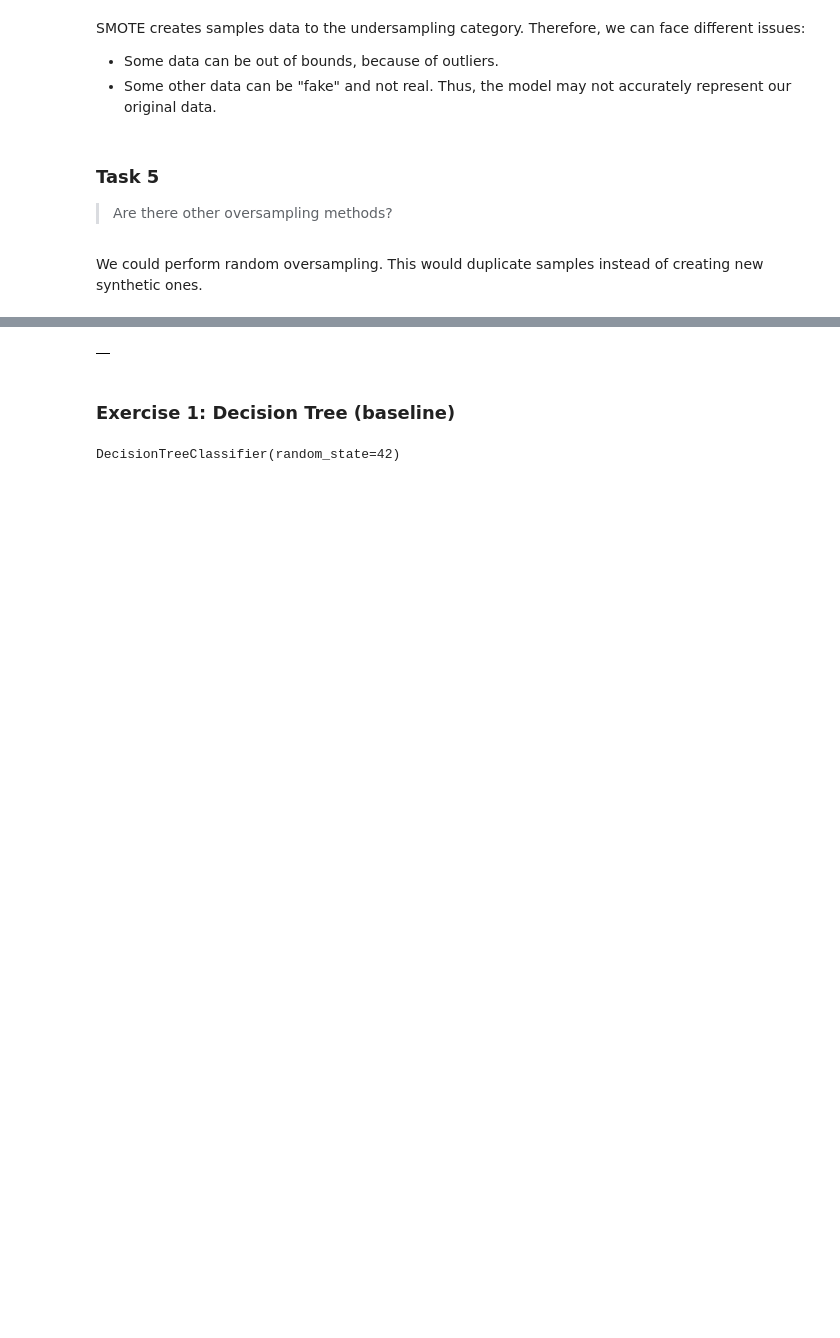
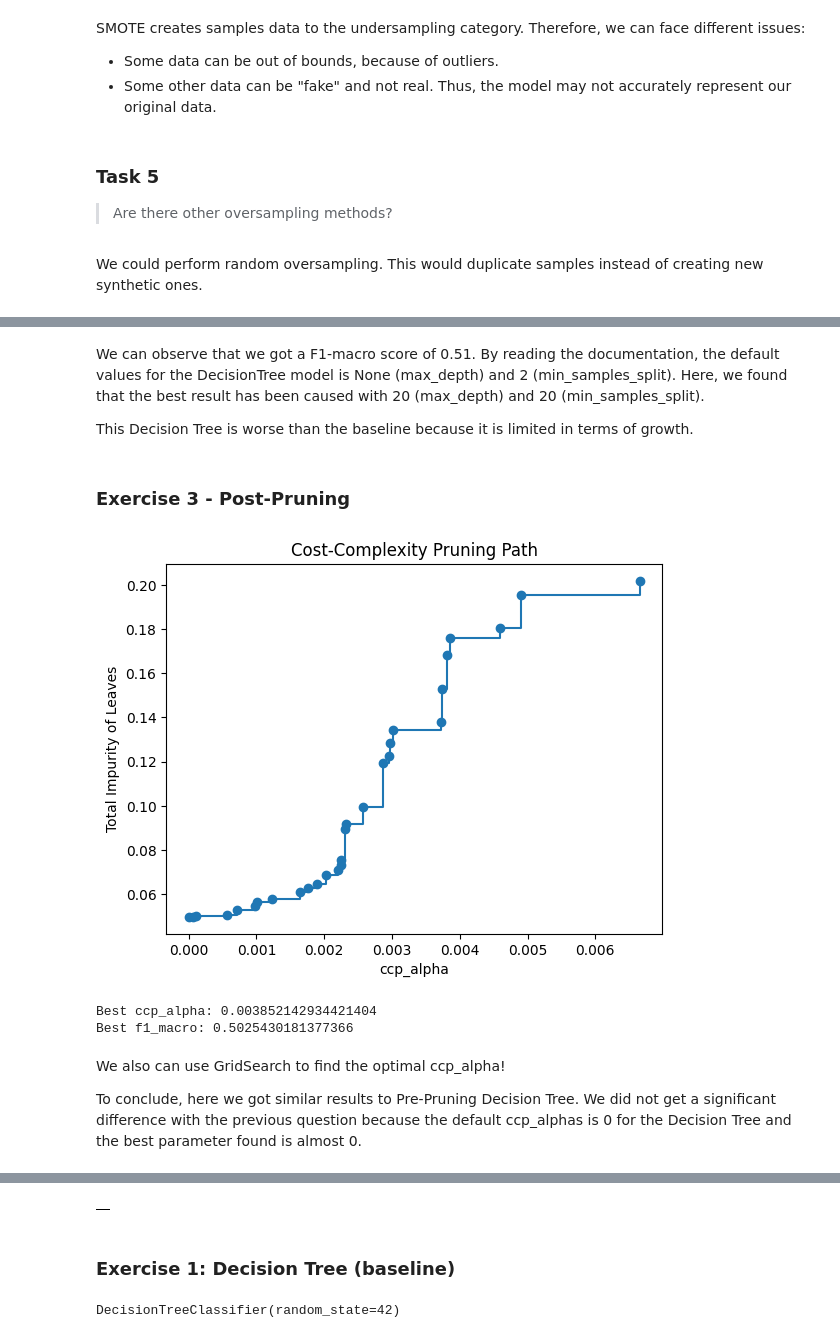
Before and after one commit to 0zzone/machine-learning-efrei-s8, a Jupyter notebook: lab1.ipynb, the cells around one changed output, grey strips where cells are left out. Drawn from its saved outputs; the diff is of its cells as text; code cells hidden in the pictures; blank space fills up the shorter version.

```diff
--- a/lab1.ipynb
+++ b/lab1.ipynb
@@ -460,0 +475,12 @@ We could perform random oversampling. This would duplicate samples instead of cr
+# %%
+from sklearn.model_selection import train_test_split
+
+X = final_df_no_smote.drop(columns=['c'])
+y = final_df_no_smote['c']
+
+X_train, X_test, y_train, y_test = train_test_split(
+    X, y,
+    test_size=0.2,
+    stratify=y,
+    random_state=42
+)
@@ -460,0 +489,5 @@ We could perform random oversampling. This would duplicate samples instead of cr
+# %%
+from sklearn.tree import DecisionTreeClassifier
+
+dt_baseline = DecisionTreeClassifier(random_state=42)
+dt_baseline.fit(X_train, y_train)
@@ -460,0 +591,62 @@ We could perform random oversampling. This would duplicate samples instead of cr
+# %% [markdown]
+We can observe that we got a F1-macro score of 0.51.
+By reading the documentation, the default values for the DecisionTree model is None (max_depth) and 2 (min_samples_split).
+Here, we found that the best result has been caused with 20 (max_depth) and 20 (min_samples_split).
+
+This Decision Tree is worse than the baseline because it is limited in terms of growth.
+# %% [markdown]
+### Exercise 3 - Post-Pruning
+# %%
+from sklearn.tree import DecisionTreeClassifier
+import matplotlib.pyplot as plt
+
+
+clf = DecisionTreeClassifier(random_state=42, max_depth=20, min_samples_split=5) # We add the optimal parameters from the grid search
+clf.fit(X_train, y_train)
+
+y_pred = clf.predict(X_test)
+
+precision = precision_score(y_test, y_pred)
+recall = recall_score(y_test, y_pred)
+f1 = f1_score(y_test, y_pred)
+accuracy = accuracy_score(y_test, y_pred)
+
+# Save the results in the DataFrame
+df_no_smote.loc["D.Tree (Post-Pruning)", "Precision"] = round(precision, 2)
+df_no_smote.loc["D.Tree (Post-Pruning)", "Recall"] = round(recall, 2)
+df_no_smote.loc["D.Tree (Post-Pruning)", "F1-Score"] = round(f1, 2)
+df_no_smote.loc["D.Tree (Post-Pruning)", "Accuracy"] = round(accuracy, 2)
+
+
+path = clf.cost_complexity_pruning_path(X_train, y_train)
+ccp_alphas, impurities = path.ccp_alphas, path.impurities
+
+plt.figure()
+plt.plot(ccp_alphas, impurities, marker='o', drawstyle="steps-post")
+plt.xlabel("ccp_alpha")
+plt.ylabel("Total Impurity of Leaves")
+plt.title("Cost-Complexity Pruning Path")
+plt.show()
+# %% [output]
+[figure, added]
+# %%
+param_grid = {'ccp_alpha': ccp_alphas[::5]}  # Sample every 5th to reduce computation
+
+grid_search = GridSearchCV(
+    estimator=clf,
+    param_grid=param_grid,
+    scoring='f1_macro',
+    cv=5
+)
+
+grid_search.fit(X_train, y_train)
+print("Best ccp_alpha:", grid_search.best_params_['ccp_alpha'])
+print("Best f1_macro:", grid_search.best_score_)
+# %% [output]
+Best ccp_alpha: 0.003852142934421404
+Best f1_macro: 0.5025430181377366
+# %% [markdown]
+We also can use GridSearch to find the optimal ccp_alpha!
+
+To conclude, here we got similar results to Pre-Pruning Decision Tree.
+We did not get a significant difference with the previous question because the default ccp_alphas is 0 for the Decision Tree and the best parameter found is almost 0.
```
Also changed, not shown: parts of 46 cells of this notebook.
